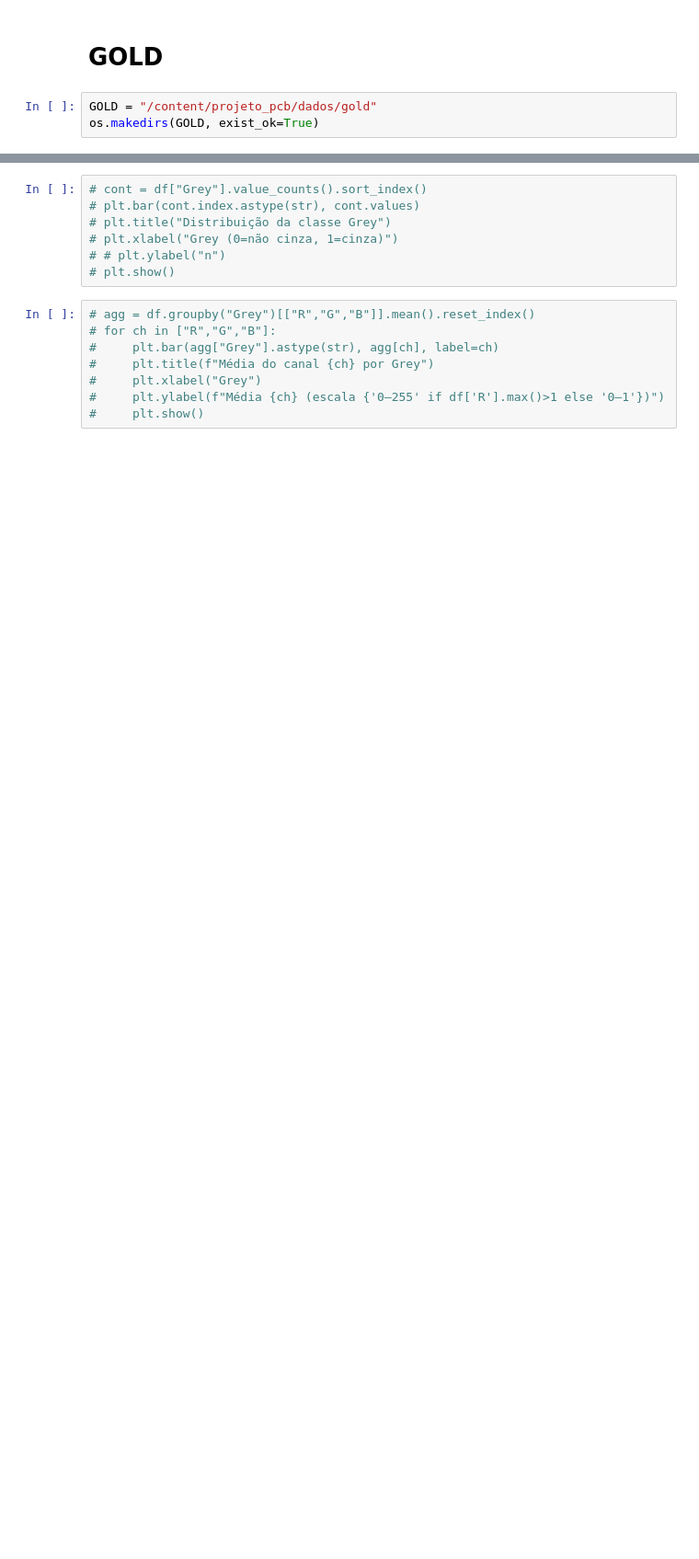
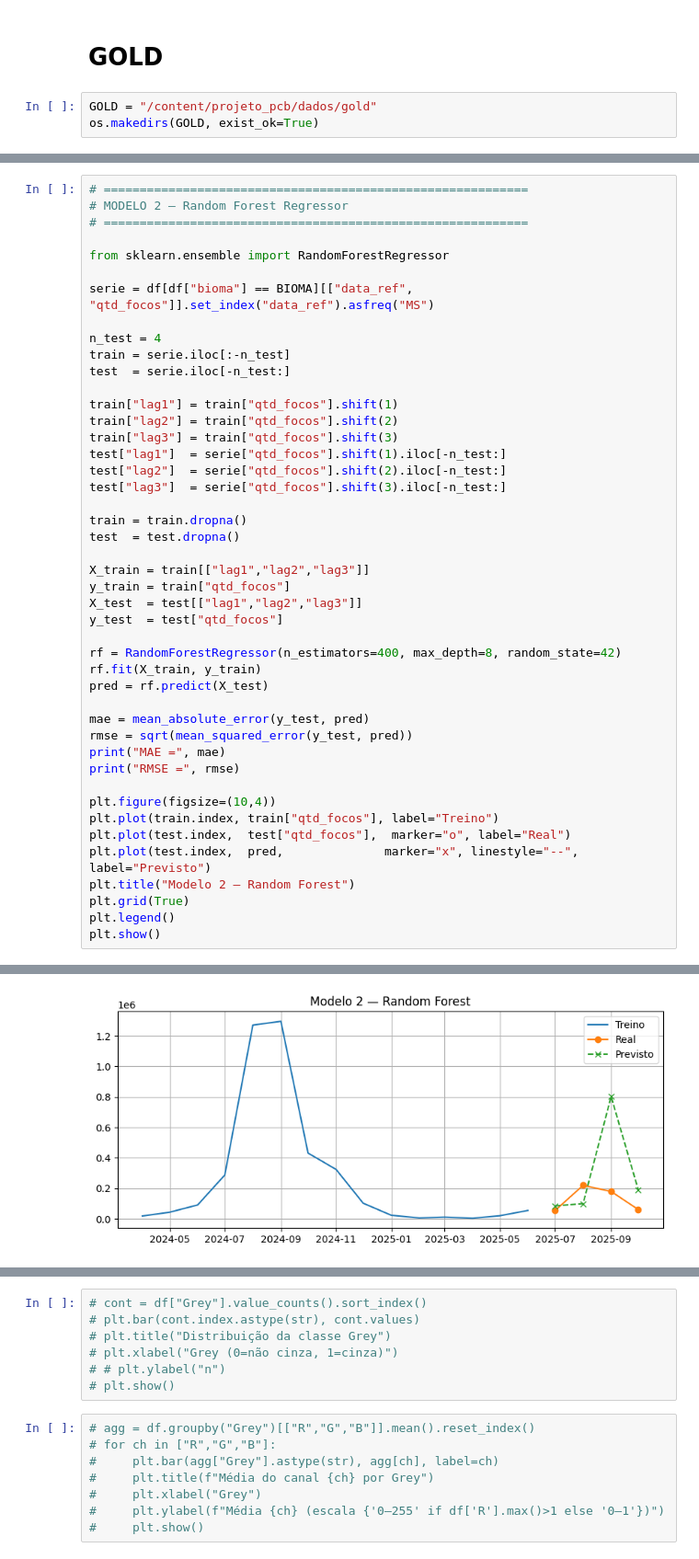
Before and after one commit to Rob-A-B/wildfire-hotspots, a Jupyter notebook: src/queimadas.ipynb, the cells around one changed output, grey strips where cells are left out. Shown: that part at 92% size. Saved outputs shown, nothing was run; the diff lists cells and outputs as text; blank space fills up the shorter version.

```diff
--- a/src/queimadas.ipynb
+++ b/src/queimadas.ipynb
@@ -487,0 +733,46 @@ TOP estados no mês mais recente (2025-10):
+# %%
+# ===========================================================
+# MODELO 2 — Random Forest Regressor
+# ===========================================================
+
+from sklearn.ensemble import RandomForestRegressor
+
+serie = df[df["bioma"] == BIOMA][["data_ref", "qtd_focos"]].set_index("data_ref").asfreq("MS")
+
+n_test = 4
+train = serie.iloc[:-n_test]
+test  = serie.iloc[-n_test:]
+
+train["lag1"] = train["qtd_focos"].shift(1)
+train["lag2"] = train["qtd_focos"].shift(2)
+train["lag3"] = train["qtd_focos"].shift(3)
+test["lag1"]  = serie["qtd_focos"].shift(1).iloc[-n_test:]
+test["lag2"]  = serie["qtd_focos"].shift(2).iloc[-n_test:]
+test["lag3"]  = serie["qtd_focos"].shift(3).iloc[-n_test:]
+
+train = train.dropna()
+test  = test.dropna()
+
+X_train = train[["lag1","lag2","lag3"]]
+y_train = train["qtd_focos"]
+X_test  = test[["lag1","lag2","lag3"]]
+y_test  = test["qtd_focos"]
+
+rf = RandomForestRegressor(n_estimators=400, max_depth=8, random_state=42)
+rf.fit(X_train, y_train)
+pred = rf.predict(X_test)
+
+mae = mean_absolute_error(y_test, pred)
+rmse = sqrt(mean_squared_error(y_test, pred))
+print("MAE =", mae)
+print("RMSE =", rmse)
+
+plt.figure(figsize=(10,4))
+plt.plot(train.index, train["qtd_focos"], label="Treino")
+plt.plot(test.index,  test["qtd_focos"],  marker="o", label="Real")
+plt.plot(test.index,  pred,              marker="x", linestyle="--", label="Previsto")
+plt.title("Modelo 2 — Random Forest")
+plt.grid(True)
+plt.legend()
+plt.show()
+# %% [output]
@@ -487,0 +798 @@ TOP estados no mês mais recente (2025-10):
+[figure, added]
```
Also changed, not shown: parts of 23 cells of this notebook.
